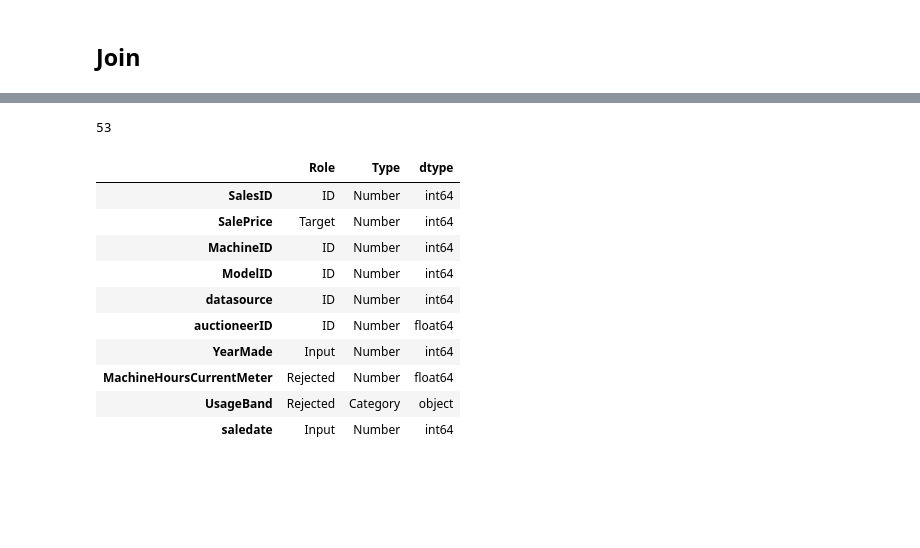
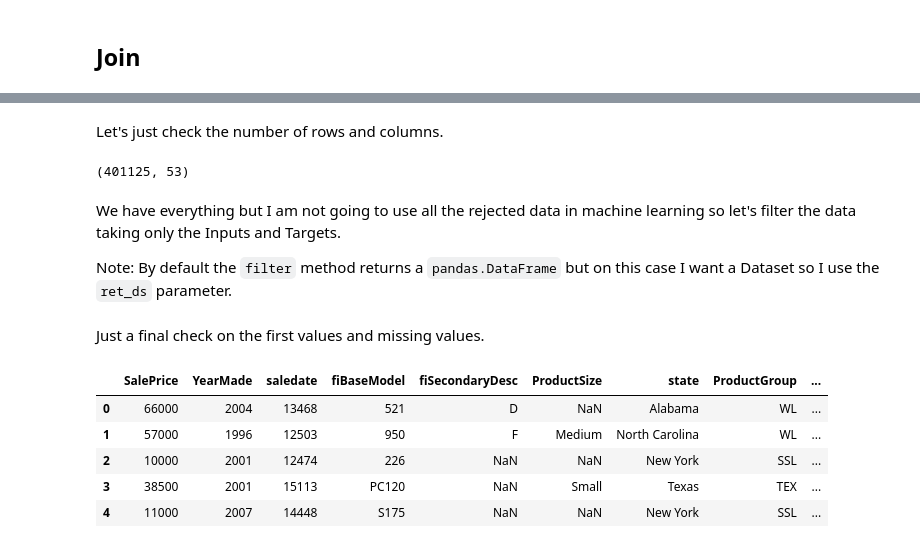
Before and after one commit to danielfrg/kaggle-bulldozers, a Jupyter notebook: src/clean.ipynb, the cells around one changed output, grey strips where cells are left out. Saved outputs shown, nothing was run; the diff lists cells and outputs as text; code cells hidden in the pictures; blank space fills up the shorter version.

```diff
--- a/src/clean.ipynb
+++ b/src/clean.ipynb
@@ -164,0 +231,2 @@ ds3 = copper.Dataset(cols3)
+# %%
+ds3['Forks'][ds3['Forks'] == 'None or Unspecified'] = np.nan
@@ -201,0 +303,3 @@ Hydraulics                 0.200823
+# %%
+ds4['Coupler'][ds4['Coupler'] == 'None or Unspecified'] = np.nan
+ds4['Hydraulics'][ds4['Hydraulics'] == 'None or Unspecified'] = np.nan
@@ -202,2 +313,4 @@ Hydraulics                 0.200823
+# %%
+ds4.role['Coupler'] = ds4.REJECTED
 # %% [markdown]
 ## Join
@@ -204,20 +319,25 @@ Hydraulics                 0.200823
 # %%
 ds = copper.join(ds1, ds2, others=[ds3, ds4])
+# %% [markdown]
+Let's just check the number of rows and columns.
 # %%
-len(ds.columns)
+len(ds), len(ds.columns)
 # %% [output]
-53
+(401125, 53)
+# %% [markdown]
+We have everything but I am not going to use all the rejected data in machine learning so let's filter the data taking only the Inputs and Targets.
+
+Note: By default the `filter` method returns a `pandas.DataFrame` but on this case I want a Dataset so I use the `ret_ds` parameter.
+# %%
+ds = ds.filter(role=['Input', 'Target'], ret_ds=True)
+# %% [markdown]
+Just a final check on the first values and missing values.
 # %%
-ds.metadata.head(10)
+ds.head()
 # %% [output]
-|  | Role | Type | dtype |
-| SalesID | ID | Number | int64 |
-| SalePrice | Target | Number | int64 |
-| MachineID | ID | Number | int64 |
-| ModelID | ID | Number | int64 |
-| datasource | ID | Number | int64 |
-| auctioneerID | ID | Number | float64 |
-| YearMade | Input | Number | int64 |
-| MachineHoursCurrentMeter | Rejected | Number | float64 |
-| UsageBand | Rejected | Category | object |
-| saledate | Input | Number | int64 |
+|  | SalePrice | YearMade | saledate | fiBaseModel | fiSecondaryDesc | ProductSize | state | ProductGroup | ... |
+| 0 | 66000 | 2004 | 13468 | 521 | D | NaN | Alabama | WL | ... |
+| 1 | 57000 | 1996 | 12503 | 950 | F | Medium | North Carolina | WL | ... |
+| 2 | 10000 | 2001 | 12474 | 226 | NaN | NaN | New York | SSL | ... |
+| 3 | 38500 | 2001 | 15113 | PC120 | NaN | Small | Texas | TEX | ... |
+| 4 | 11000 | 2007 | 14448 | S175 | NaN | NaN | New York | SSL | ... |
```
Also changed, not shown: parts of 59 cells of this notebook, 1 other file.
